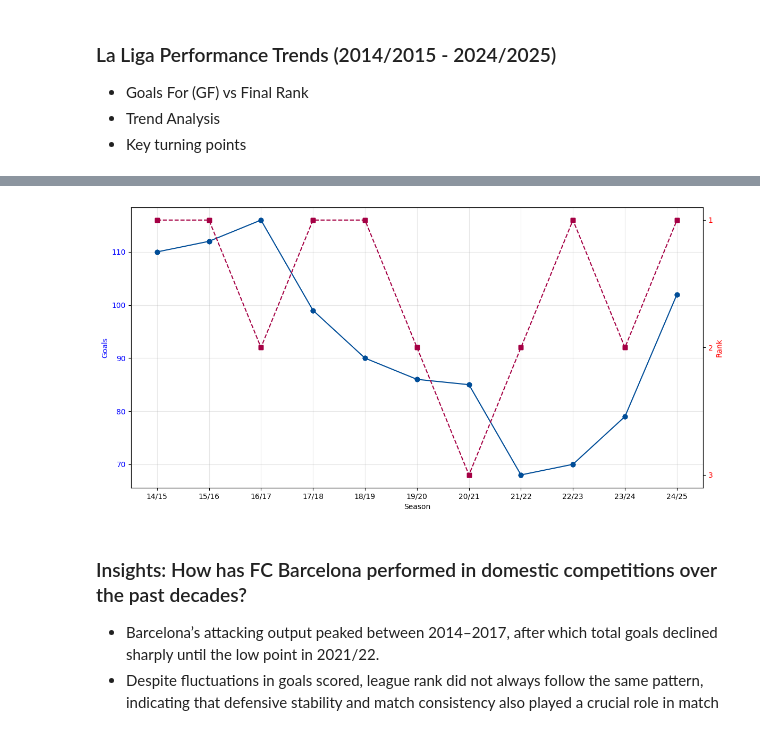
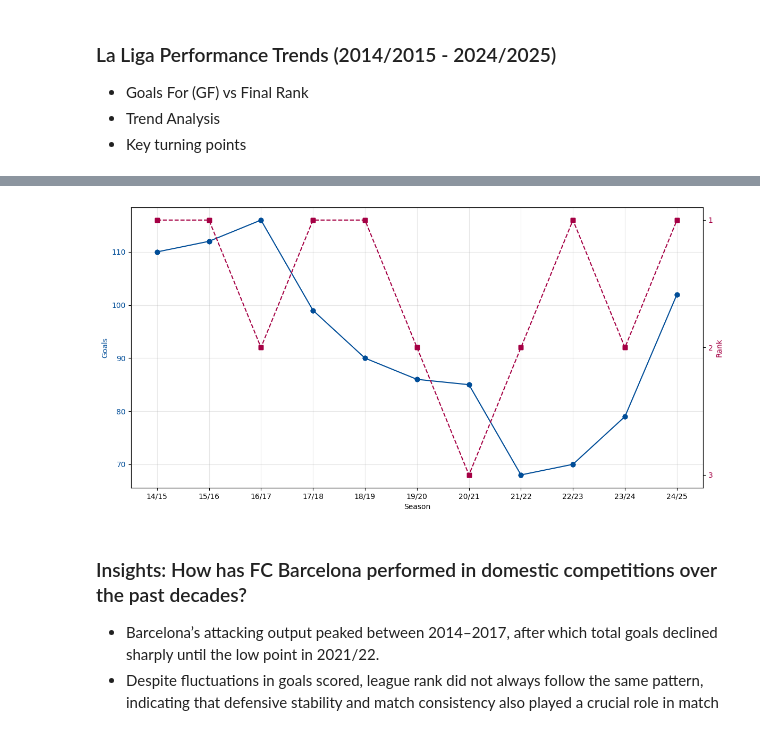
Before and after one commit to linhtran1003/fc-barcelona-performance-analysis, a Jupyter notebook: FCB_performance_analysis.ipynb, the cells around one changed output, grey strips where cells are left out. Saved outputs shown, nothing was run; the diff lists cells and outputs as text; code cells hidden in the pictures.

```diff
--- a/FCB_performance_analysis.ipynb
+++ b/FCB_performance_analysis.ipynb
@@ -111,28 +110,28 @@ merged_df
 # %%
 # Domestic stats visualize
 ## ========== PLOT 1: Goals & League Rank ==========
 fig, ax1 = plt.subplots(figsize=(12, 6))
 ax1.plot(merged_df["Season"], merged_df["Total GF"], marker='o', color='#004D98', label="Total Goals")
 ax1.set_xlabel("Season")
-ax1.set_ylabel("Goals", color='blue')
-ax1.tick_params(axis='y', labelcolor='blue')
+ax1.set_ylabel("Goals", color='#004D98')
+ax1.tick_params(axis='y', labelcolor='#004D98')
 ax1.grid(alpha=0.3)
 
 max_rank = int(merged_df["Domestic Rank"].max())
 min_rank = int(merged_df["Domestic Rank"].min())
 
 ax2 = ax1.twinx()
 ax2.set_yticks(np.arange(min_rank, max_rank + 1, 1))
 ax2.plot(merged_df["Season"], merged_df["Domestic Rank"], marker='s', color='#A50044', linestyle="--", label="Rank")
 ax2.set_xlabel("Season")
-ax2.set_ylabel("Rank", color='red')
-ax2.tick_params(axis='y', labelcolor='red')
+ax2.set_ylabel("Rank", color='#A50044')
+ax2.tick_params(axis='y', labelcolor='#A50044')
 ax2.invert_yaxis()
 plt.tight_layout()
 # plt.savefig("./outputs/figures/goals_vs_rank")
 plt.show()
 # %% [output]
-[figure, old version]
+[figure, new version]
 # %% [markdown]
 ### Insights: How has FC Barcelona performed in domestic competitions over the past decades?
 - Barcelona’s attacking output peaked between 2014–2017, after which total goals declined sharply until the low point in 2021/22.
```
Also changed, not shown: parts of 8 cells of this notebook, 2 other files.
